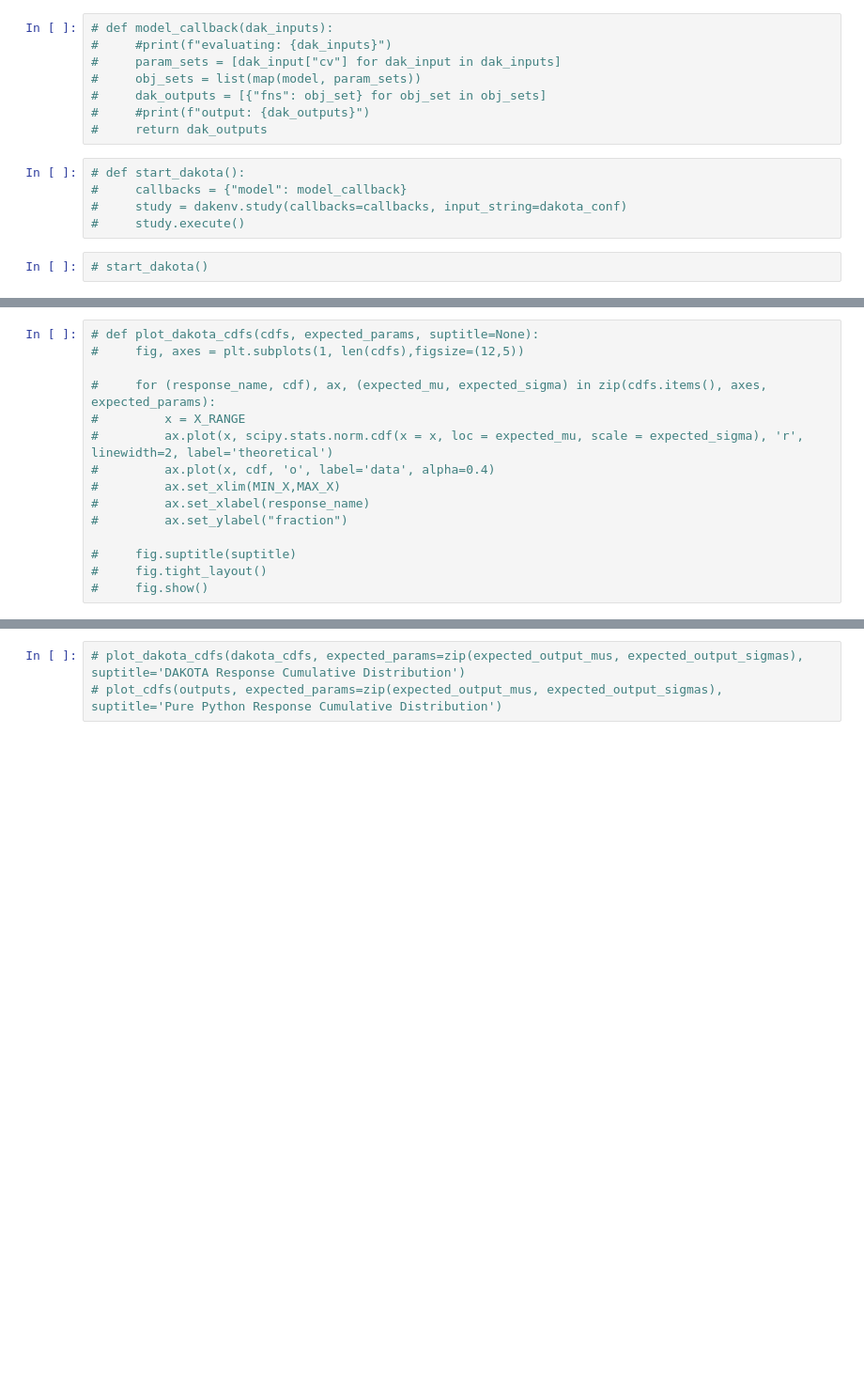
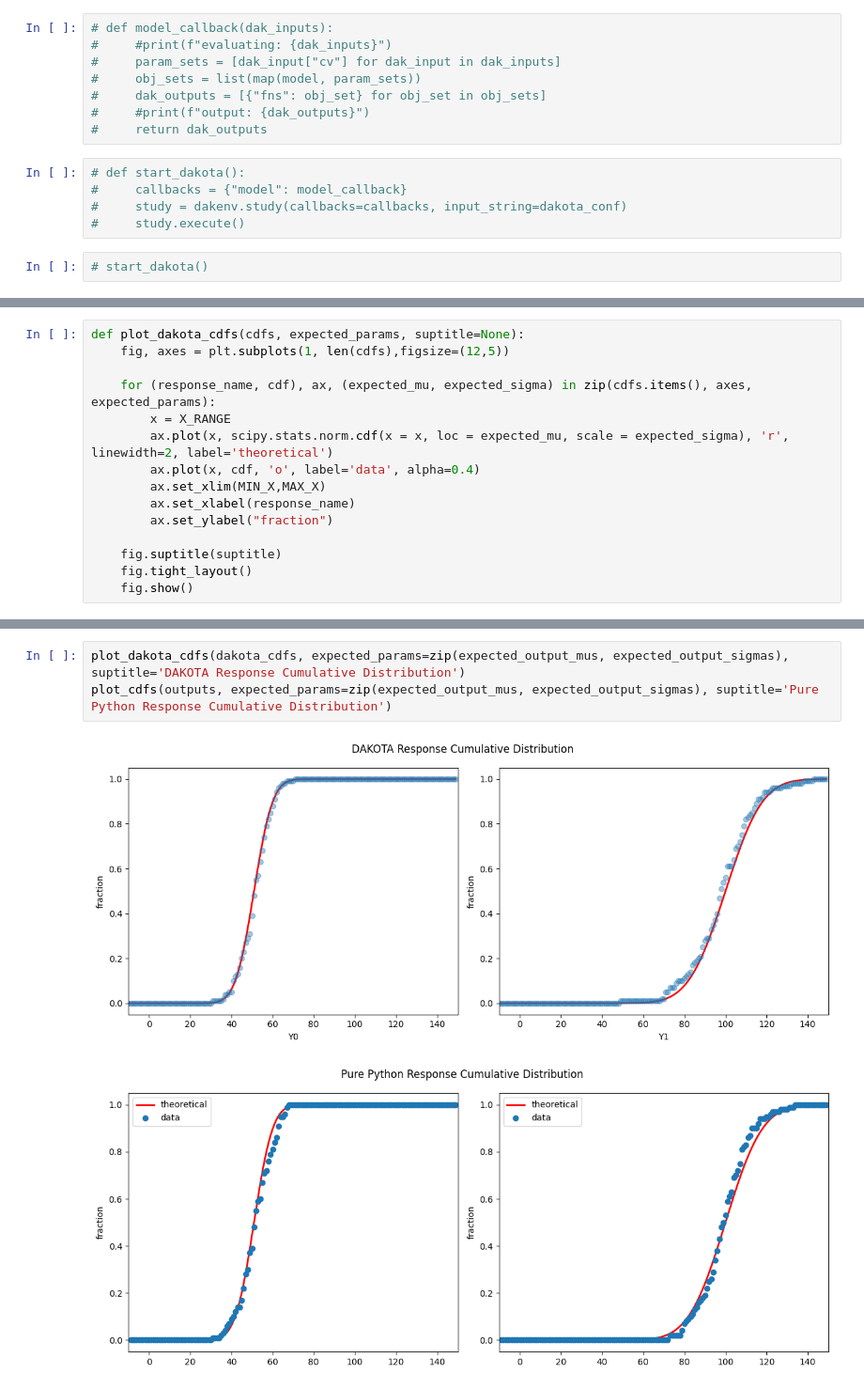
Before and after one commit to wvangeit/uncertprop, a Jupyter notebook: example1/notebook/UQ.ipynb, the cells around one changed output, grey strips where cells are left out. Shown: that part at 94% size. Cells and saved outputs as stored; diff of their text form; blank space fills up the shorter version.

```diff
--- a/example1/notebook/UQ.ipynb
+++ b/example1/notebook/UQ.ipynb
@@ -248,16 +299,16 @@ method
 # %%
-# def plot_dakota_cdfs(cdfs, expected_params, suptitle=None):
-#     fig, axes = plt.subplots(1, len(cdfs),figsize=(12,5))
+def plot_dakota_cdfs(cdfs, expected_params, suptitle=None):
+    fig, axes = plt.subplots(1, len(cdfs),figsize=(12,5))
 
-#     for (response_name, cdf), ax, (expected_mu, expected_sigma) in zip(cdfs.items(), axes, expected_params):
-#         x = X_RANGE
-#         ax.plot(x, scipy.stats.norm.cdf(x = x, loc = expected_mu, scale = expected_sigma), 'r', linewidth=2, label='theoretical')
-#         ax.plot(x, cdf, 'o', label='data', alpha=0.4)
-#         ax.set_xlim(MIN_X,MAX_X)
-#         ax.set_xlabel(response_name)
-#         ax.set_ylabel("fraction")
+    for (response_name, cdf), ax, (expected_mu, expected_sigma) in zip(cdfs.items(), axes, expected_params):
+        x = X_RANGE
+        ax.plot(x, scipy.stats.norm.cdf(x = x, loc = expected_mu, scale = expected_sigma), 'r', linewidth=2, label='theoretical')
+        ax.plot(x, cdf, 'o', label='data', alpha=0.4)
+        ax.set_xlim(MIN_X,MAX_X)
+        ax.set_xlabel(response_name)
+        ax.set_ylabel("fraction")
 
-#     fig.suptitle(suptitle)
-#     fig.tight_layout()
-#     fig.show()
+    fig.suptitle(suptitle)
+    fig.tight_layout()
+    fig.show()
 # %%
@@ -266,3 +320,6 @@ method
 # %%
-# plot_dakota_cdfs(dakota_cdfs, expected_params=zip(expected_output_mus, expected_output_sigmas), suptitle='DAKOTA Response Cumulative Distribution')
-# plot_cdfs(outputs, expected_params=zip(expected_output_mus, expected_output_sigmas), suptitle='Pure Python Response Cumulative Distribution')
+plot_dakota_cdfs(dakota_cdfs, expected_params=zip(expected_output_mus, expected_output_sigmas), suptitle='DAKOTA Response Cumulative Distribution')
+plot_cdfs(outputs, expected_params=zip(expected_output_mus, expected_output_sigmas), suptitle='Pure Python Response Cumulative Distribution')
+# %% [output]
+[figure, added]
+[figure, added]
```
Also changed, not shown: parts of 13 cells of this notebook, 5 other files.
